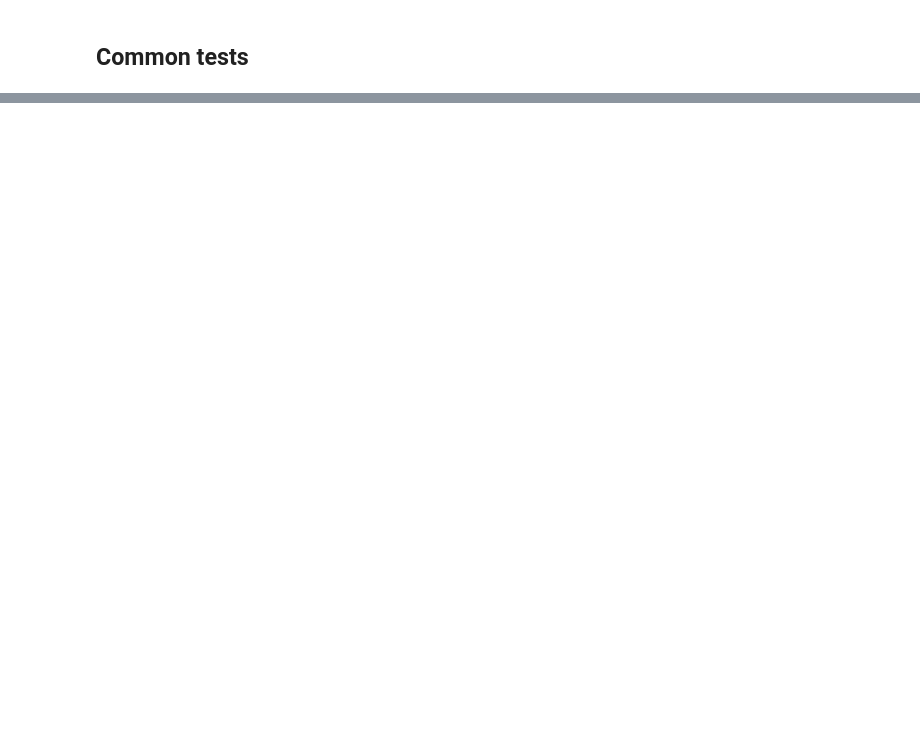
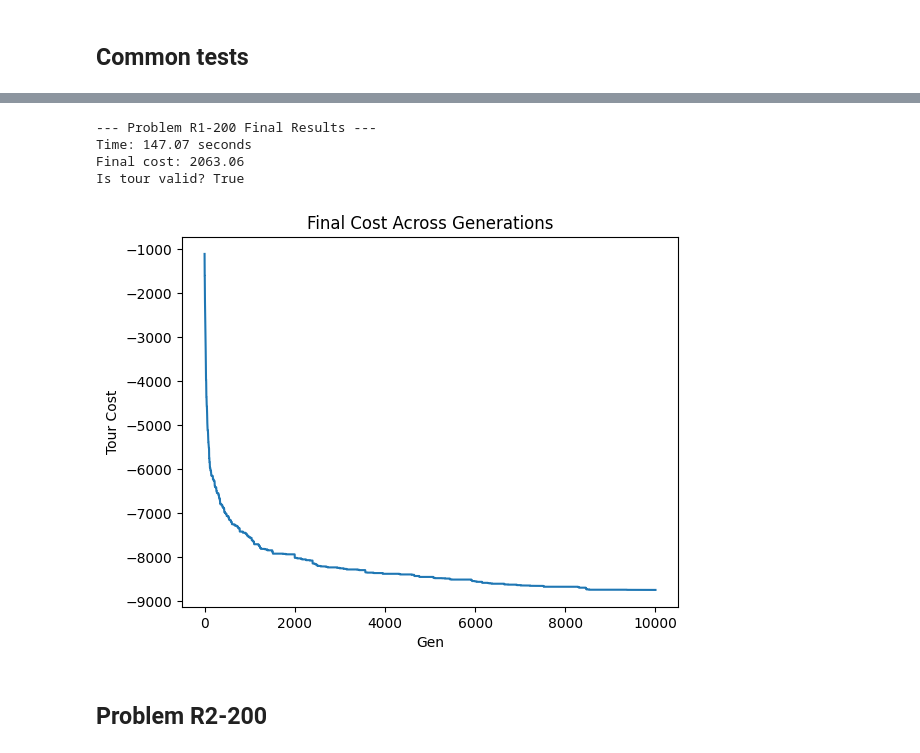
Before and after one commit to AgricolaC/CI2025_lab2, a Jupyter notebook: tsp.ipynb, the cells around one changed output, grey strips where cells are left out. Drawn from its saved outputs; the diff is of its cells as text; code cells hidden in the pictures; blank space fills up the shorter version.

```diff
--- a/tsp.ipynb
+++ b/tsp.ipynb
@@ -62,0 +475,12 @@ False
+# %%
+problem = np.load("lab2/problem_r1_200.npy")
+# %%
+POP_SIZE = 300
+GENERATIONS = 10000
+PC = 0.9
+PM = 0.25 # Increasing Mutation Rate
+ELITE_SIZE = 2
+# %%
+start_time = time.time()
+final_tour, final_cost, _ = genetic_algorithm(problem, POP_SIZE, GENERATIONS, PC,PM,ELITE_SIZE)
+end_time = time.time()
@@ -62,0 +505,20 @@ False
+# %%
+print("\n--- Problem R1-200 Final Results ---")
+print(f"Time: {end_time - start_time:.2f} seconds")
+print(f"Final cost: {final_cost:.2f}")
+print(f"Is tour valid? {is_hamiltonian_cycle(final_tour, problem.shape[0])}")
+# %% [output]
+--- Problem R1-200 Final Results ---
+Time: 147.07 seconds
+Final cost: 2063.06
+Is tour valid? True
+# %%
+plt.plot(_)
+plt.title("Final Cost Across Generations")
+plt.xlabel("Gen")
+plt.ylabel("Tour Cost")
+plt.show()
+# %% [output]
+[figure, added]
+# %% [markdown]
+## Problem R2-200
```
Also changed, not shown: parts of 54 cells of this notebook, 3 other files.
